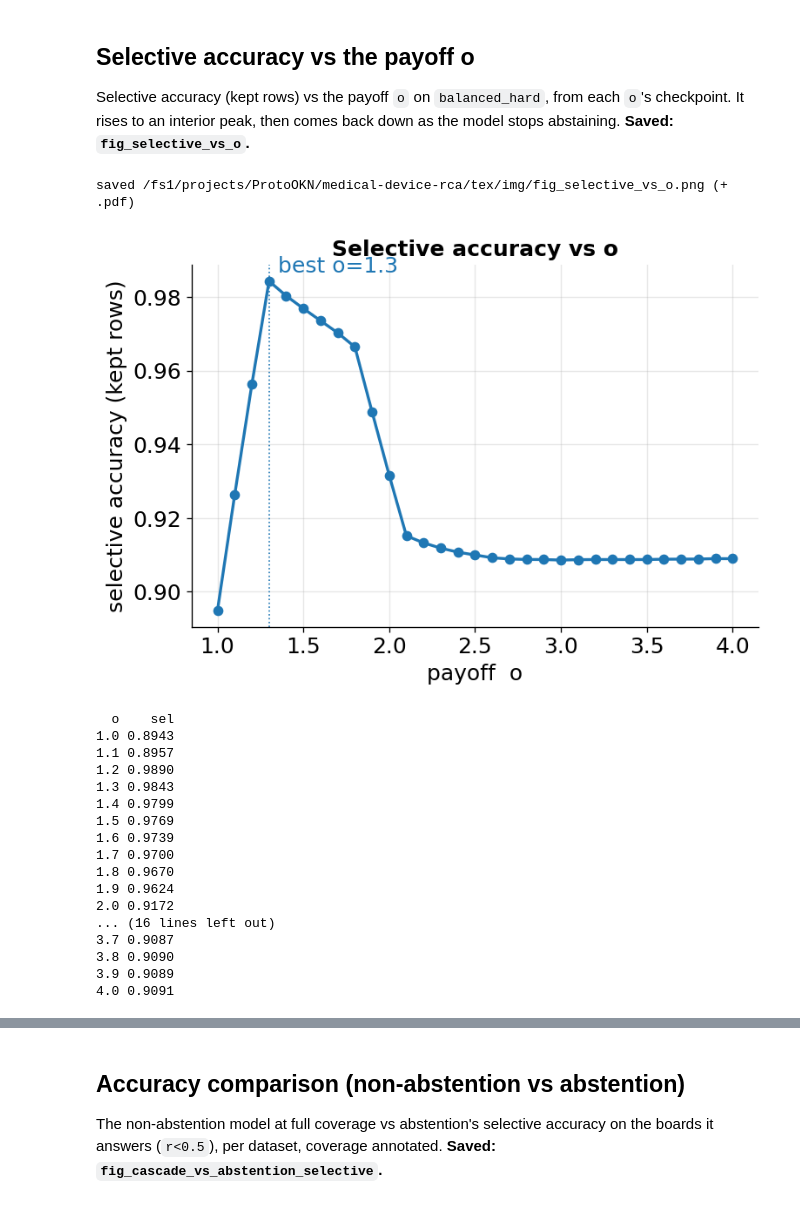
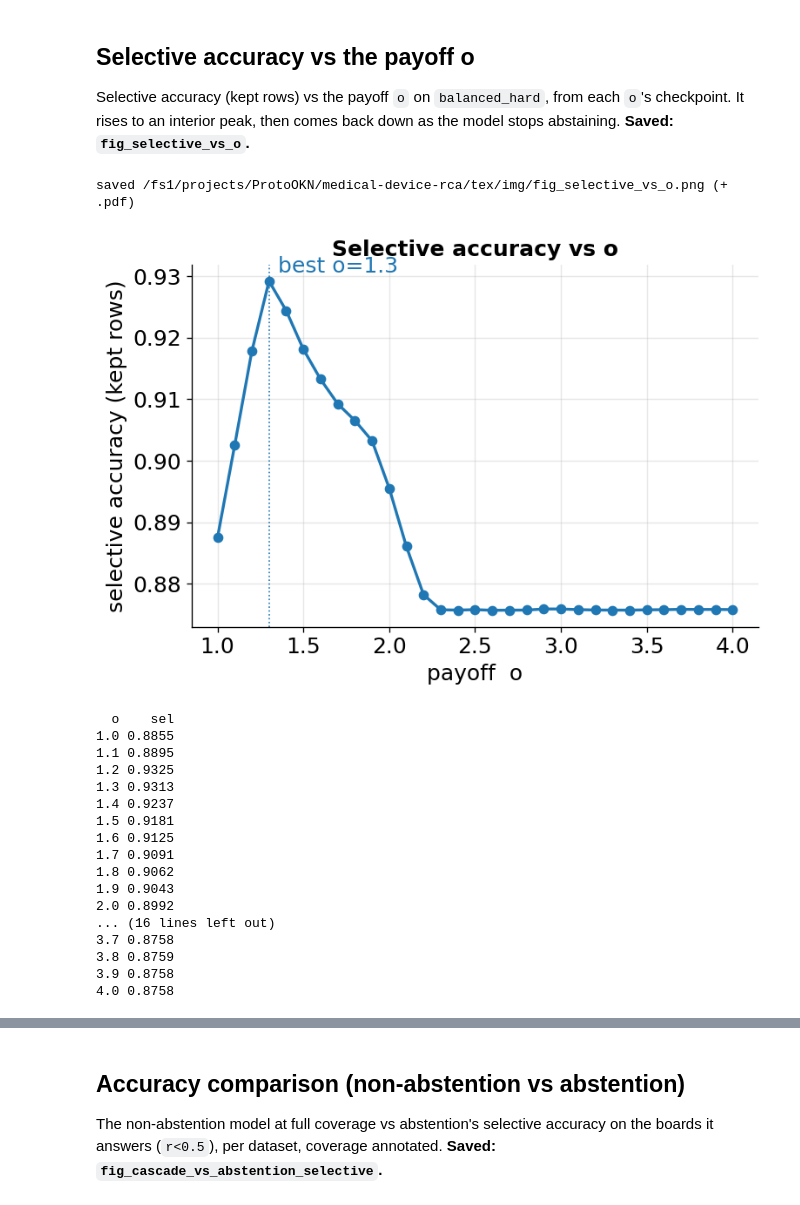
Before and after one commit to raham24/Epistemic-Uncertainty-Aware-Defect-Detection-for-Quality-Control-in-Medical-Device-Manufacturing, a Jupyter notebook: z_synthetic_analysis.ipynb, the cells around one changed output, grey strips where cells are left out. Drawn from its saved outputs; the diff is of its cells as text; code cells hidden in the pictures.

```diff
--- a/z_synthetic_analysis.ipynb
+++ b/z_synthetic_analysis.ipynb
@@ -721,7 +1491,7 @@ Selective accuracy (kept rows) vs the payoff `o` on `balanced_hard`, from each `
 # selective accuracy is the accuracy on the kept rows. As o rises the model abstains less and the
 # curve settles onto the plain classifier -- so it rises to an interior peak, then comes back down.
 # Needs results/cluster/*.pt + data/cluster/*.csv.
-SEL_DS = "balanced_hard"
+SEL_DS = "harder"
 FLOOR = 0.60
 SMOOTH_WIN = 3                # rolling-mean window for display smoothing (1 = raw, no smoothing)
 pay_runs_all = [r for r in manifest["runs"] if "payoff" in (r.get("studies") or [])]
@@ -748,48 +1518,48 @@ if csv.exists():
             if not (run and (root / run["model"]).exists()):
                 continue
             info = _infer(run, dfd)
             if not info["abstain"]:
                 continue
             correct = (info["argmax"] == info["y"]).astype(float)
             acc = 1 - _risk_cov(-info["r"], correct)
             op_cov = max(float((info["r"] < 0.5).mean()), FLOOR)   # own coverage, never below the floor
             rows.append({"o": o, "sel": float(np.interp(op_cov, _covs, acc))})
 selvo = pd.DataFrame(rows)
 if len(selvo):
     sm = selvo.groupby("o")["sel"].mean().reset_index().sort_values("o").reset_index(drop=True)
     o_arr = sm["o"].to_numpy()
     sel_s = sm["sel"].rolling(SMOOTH_WIN, center=True, min_periods=1).mean().to_numpy()
     peak_i = int(np.nanargmax(sel_s)); peak_o = float(o_arr[peak_i])
 
     fig, ax = plt.subplots(figsize=(7, 4.5))
     ax.plot(o_arr, sel_s, marker="o", color="#1f77b4", lw=2)
     ax.axvline(peak_o, color="#1f77b4", ls=":", lw=1)
     ax.annotate(f"best o={peak_o:g}", (peak_o, sel_s[peak_i]),
                 textcoords="offset points", xytext=(6, 6), color="#1f77b4")
     ax.set_xlabel("payoff  o"); ax.set_ylabel("selective accuracy (kept rows)")
     ax.set_title("Selective accuracy vs o")
     ax.grid(alpha=0.3)
     save_fig(fig, "fig_selective_vs_o"); plt.show()
     print(sm.round(4).to_string(index=False))
 else:
     print(f"no abstention checkpoints for {ds}")
 # %% [output]
 saved /fs1/projects/ProtoOKN/medical-device-rca/tex/img/fig_selective_vs_o.png (+ .pdf)
-[figure, old version]
+[figure, new version]
   o    sel
-1.0 0.8943
-1.1 0.8957
-1.2 0.9890
-1.3 0.9843
-1.4 0.9799
-1.5 0.9769
-1.6 0.9739
-1.7 0.9700
-1.8 0.9670
-1.9 0.9624
-2.0 0.9172
+1.0 0.8855
+1.1 0.8895
+1.2 0.9325
+1.3 0.9313
+1.4 0.9237
+1.5 0.9181
+1.6 0.9125
+1.7 0.9091
+1.8 0.9062
+1.9 0.9043
+2.0 0.8992
 ... (16 lines left out)
-3.7 0.9087
-3.8 0.9090
-3.9 0.9089
-4.0 0.9091
+3.7 0.8758
+3.8 0.8759
+3.9 0.8758
+4.0 0.8758
```
Also changed, not shown: parts of 6 cells of this notebook, 9 other files.
